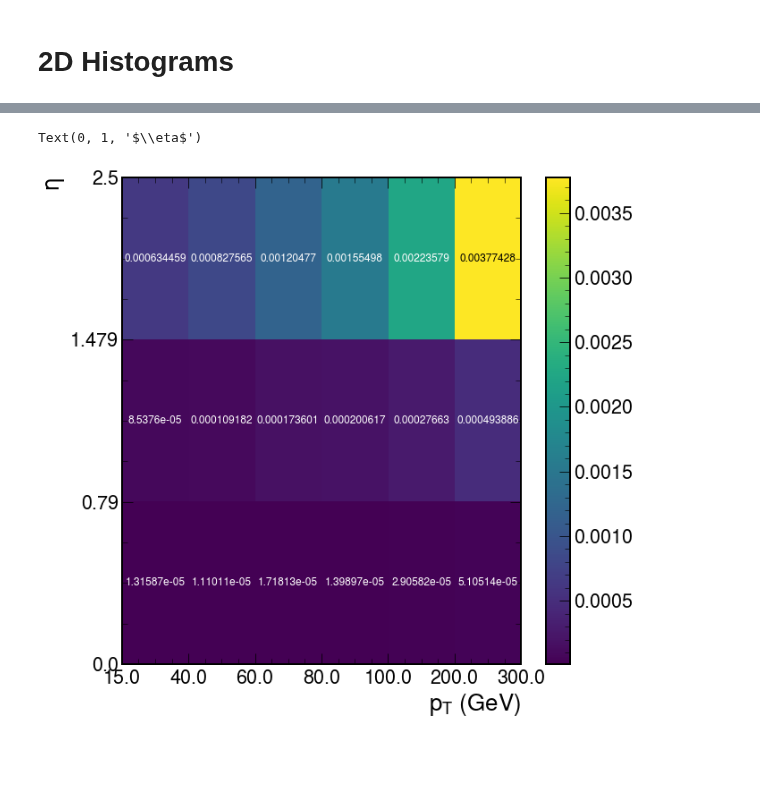
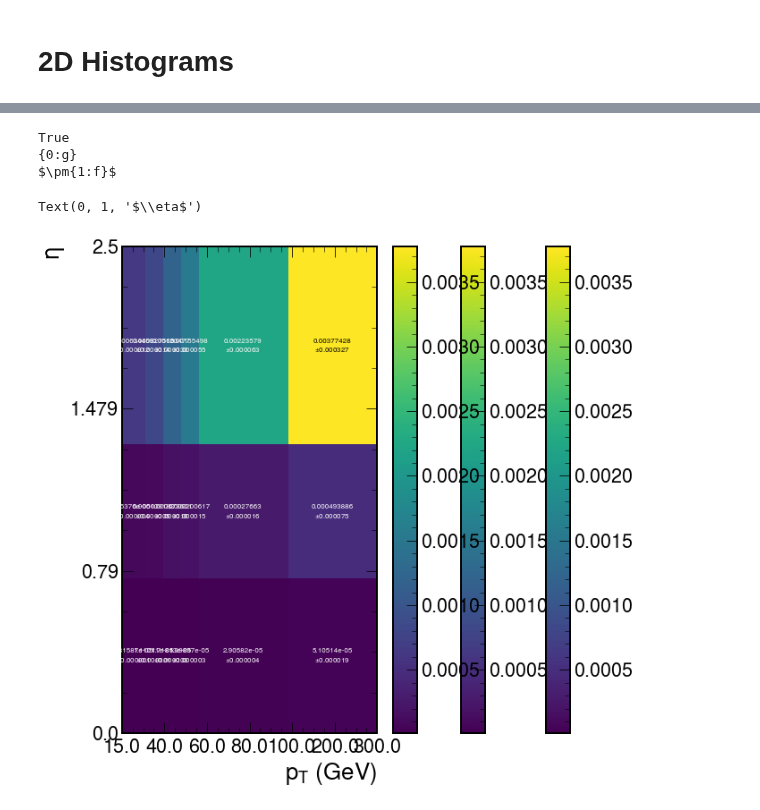
Before and after one commit to JacksonWallace/FCNC, a Jupyter notebook: notebooks/Charge Flip Calculator.ipynb, the cells around one changed output, grey strips where cells are left out. Drawn from its saved outputs; the diff is of its cells as text; code cells hidden in the pictures; blank space fills up the shorter version.

Commit message:
adding flip errors

```diff
--- a/notebooks/Charge Flip Calculator.ipynb
+++ b/notebooks/Charge Flip Calculator.ipynb
@@ -393,19 +318,23 @@ print(h5)
 def compute_darkness(r, g, b, a=1.0):
     """Compute the 'darkness' value from RGBA (darkness = 1 - luminance)
        stolen from Nick Amin: https://github.com/aminnj/yahist
+       Further stolen from Jonathan Guiang: https://gist.github.com/jkguiang/279cb4d2e68e64148afc62274df09f18
     """
     return a * (1.0 - (0.299 * r + 0.587 * g + 0.114 * b))
 
 def bin_text(counts, x_edges, y_edges, axes, cbar, errors=None, size=8, fmt=":g"):
     """Write bin population on top of 2D histogram bins,
        stolen from Nick Amin: https://github.com/aminnj/yahist
+       Further stolen from Jonathan Guiang: https://gist.github.com/jkguiang/279cb4d2e68e64148afc62274df09f18
     """
     show_errors = (type(errors) != type(None))
+    print(show_errors)
     x_centers = x_edges[1:]-(x_edges[1:]-x_edges[:-1])/2
     y_centers = y_edges[1:]-(y_edges[1:]-y_edges[:-1])/2
 
     if show_errors:
-        label_template = r"{0"+fmt+"}\n$\pm({1:0.1f})$"
+        label_template = r"{0"+fmt+"}\n$\pm{1:f}$"
+        print(label_template)
     else:
         errors = np.zeros(counts.shape)
         label_template = r"{0"+fmt+"}"
@@ -447,12 +369,15 @@ array([[1.27937063e-06, 1.29485959e-06, 2.69338291e-06, 3.39786106e-06,
 # %%
 fig, ax  = plt.subplots(1, 1,figsize=(10,10) )
-h5.plot(show_counts=True,equidistant='xy'  ) #
-#bin_text(h5.counts, h5._edges[0], h5._edges[1], ax, cbar=fig.colorbar(h5.plot()[0], ax=ax), errors = h5.errors)
+h5.plot(equidistant='xy') #
+bin_text(h5.counts, h5._edges[0], h5._edges[1], ax, cbar=fig.colorbar(h5.plot()[0], ax=ax), errors = h5.errors)
 ax.set_xlabel(r'$p_{T}\ (GeV)$')
 ax.set_ylabel(r'$\eta$')
 # %% [output]
-Text(0, 1, '$\\eta$')
+True
+{0:g}
+$\pm{1:f}$
+Text(0, 1, '$\\eta$')
-[figure, old version]
+[figure, new version]
 # %%
 fig, ax  = plt.subplots(1, 1,figsize=(10,10) )
 h3.plot(show_counts=True, equidistant='xy')
```
Also changed, not shown: parts of 18 cells of this notebook, 2 other files.
